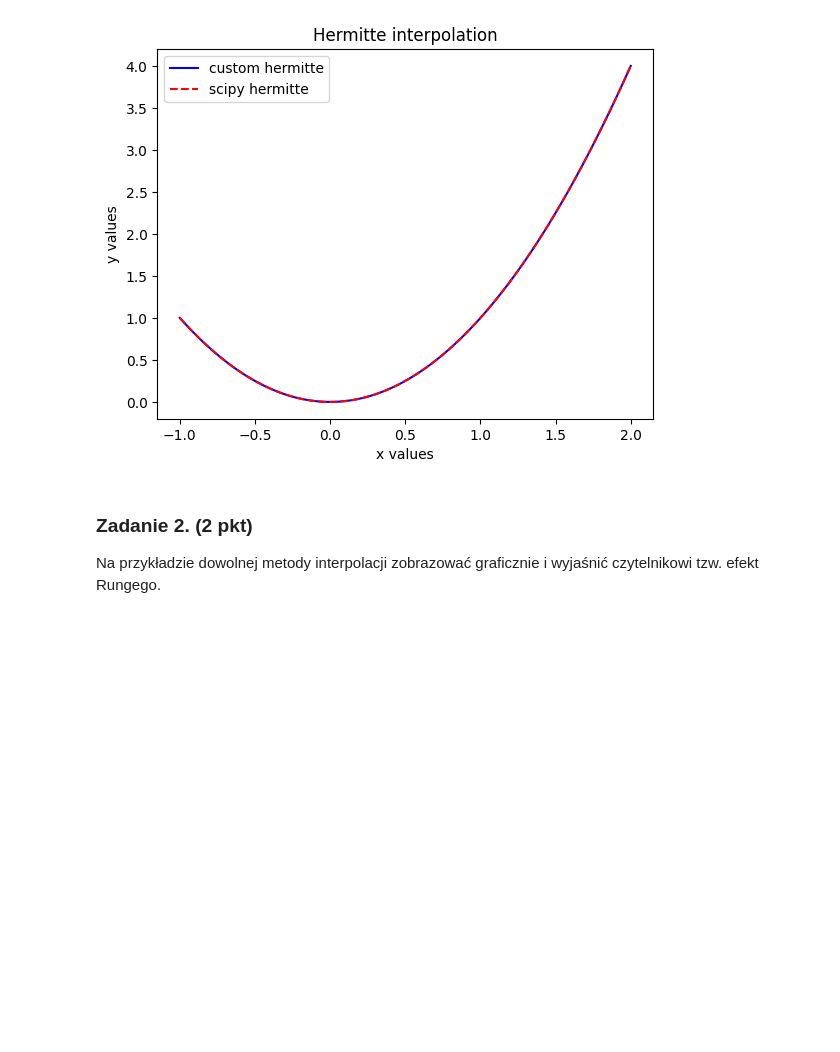
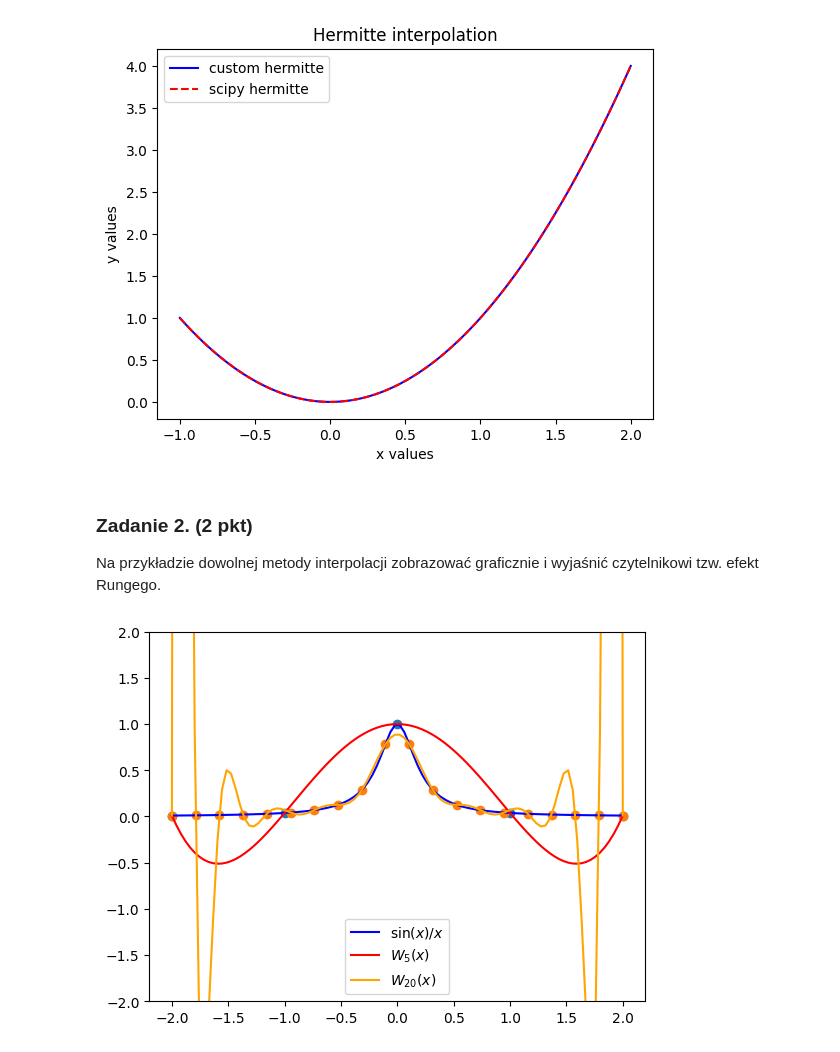
Before and after one commit to WSm-77/computional_methods_in_science_and_technology, a Jupyter notebook: lab4/4.Mownit_Interpolacja_Hermite_Lab4.ipynb, the cells around one changed output. Saved outputs shown, nothing was run; the diff lists cells and outputs as text; code cells hidden in the pictures; blank space fills up the shorter version.

Commit message:
Add Runge's effect plotting

```diff
--- a/lab4/4.Mownit_Interpolacja_Hermite_Lab4.ipynb
+++ b/lab4/4.Mownit_Interpolacja_Hermite_Lab4.ipynb
@@ -280,3 +281,39 @@ plt.show();
 # %% [markdown]
 ### Zadanie 2. (2 pkt)
 Na przykładzie dowolnej metody interpolacji zobrazować graficznie i wyjaśnić czytelnikowi tzw. efekt Rungego.
+# %%
+# func_to_interp = lambda x: np.sin(x) / x if abs(x) > 0.05 else 1
+# func_to_interp = lambda x: x ** 2
+func_to_interp = lambda x: 1 / (25 * x ** 2 + 1)
+vectorized_func_to_interp = np.vectorize(func_to_interp)
+
+limit = 2
+x = np.linspace(-limit, limit, 100)
+y = vectorized_func_to_interp(x)
+
+# first interpolation
+nodes_cnt1 = 5
+x_nodes1 = np.linspace(-limit, limit, nodes_cnt1)
+y_nodes1 = vectorized_func_to_interp(x_nodes1)
+
+poly1 = si.lagrange(x_nodes1, y_nodes1)
+y_lagrange1 = Polynomial(poly1.coef[::-1])(x)
+
+# second interpolation
+nodes_cnt2 = 20
+x_nodes2 = np.linspace(-limit, limit, nodes_cnt2)
+y_nodes2 = vectorized_func_to_interp(x_nodes2)
+
+poly2 = si.lagrange(x_nodes2, y_nodes2)
+y_lagrange2 = Polynomial(poly2.coef[::-1])(x)
+
+plt.plot(x, y, c = 'b', label = '$ \sin (x) / x $')
+plt.plot(x, y_lagrange1, c = 'r', label = f"$ W_{nodes_cnt1} (x) $")
+plt.plot(x, y_lagrange2, c = 'orange', label = f"$ W_{{{nodes_cnt2}}}(x) $")
+plt.scatter(x_nodes1, y_nodes1, marker = 'o')
+plt.scatter(x_nodes2, y_nodes2, marker = 'o')
+plt.ylim(bottom = -2, top = 2)
+plt.legend()
+plt.show();
+# %% [output]
+[figure, added]
```
Also changed, not shown: parts of 1 cell of this notebook.
